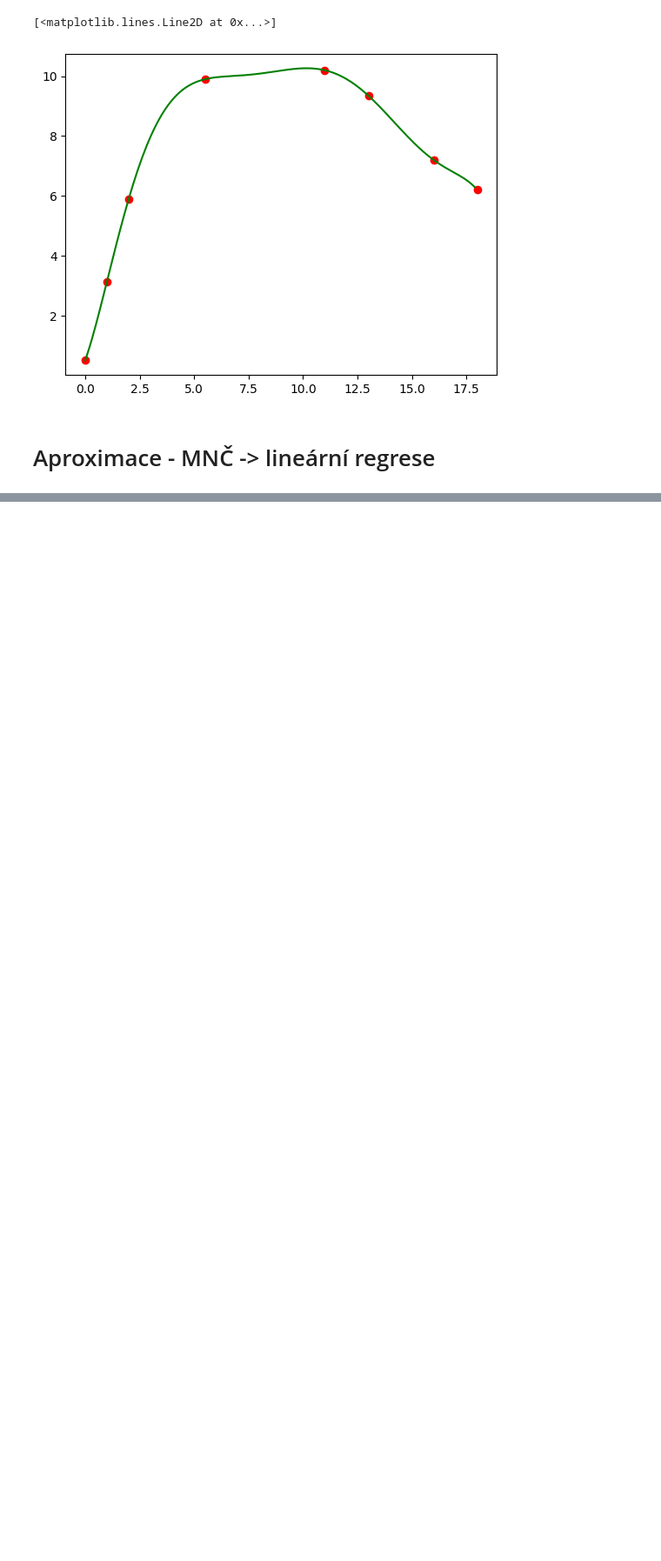
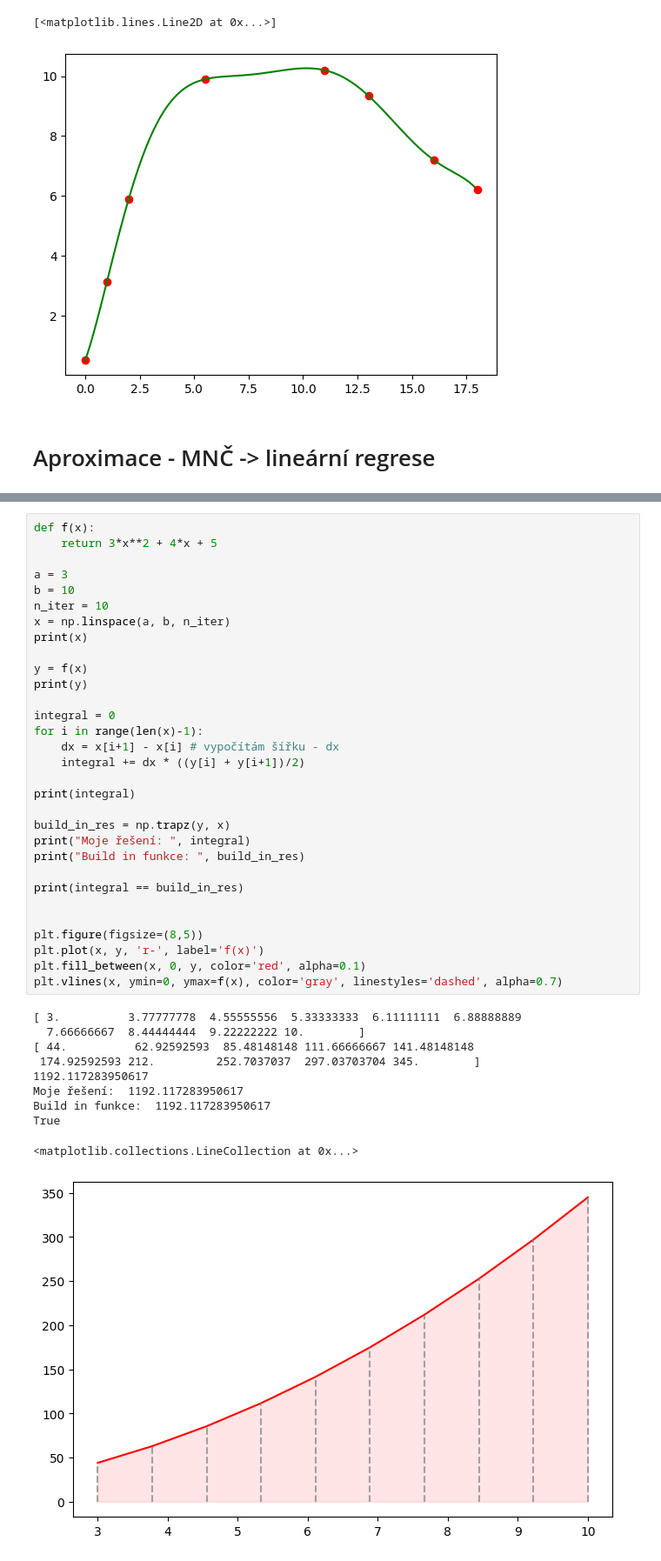
Before and after one commit to Marty808s/STATNICE-SZZ-PB_SZZ-VB, a Jupyter notebook: MSW/VB_MSW.ipynb, the cells around one changed output, grey strips where cells are left out. Shown: that part at 87% size. Saved outputs shown, nothing was run; the diff lists cells and outputs as text; blank space fills up the shorter version.

```diff
--- a/MSW/VB_MSW.ipynb
+++ b/MSW/VB_MSW.ipynb
@@ -635,0 +639,42 @@ plt.show()
+# %%
+def f(x):
+    return 3*x**2 + 4*x + 5
+
+a = 3
+b = 10
+n_iter = 10
+x = np.linspace(a, b, n_iter)
+print(x)
+
+y = f(x)
+print(y)
+
+integral = 0
+for i in range(len(x)-1):
+    dx = x[i+1] - x[i] # vypočítám šířku - dx
+    integral += dx * ((y[i] + y[i+1])/2)
+
+print(integral)
+
+build_in_res = np.trapz(y, x)
+print("Moje řešení: ", integral)
+print("Build in funkce: ", build_in_res)
+
+print(integral == build_in_res)
+
+
+plt.figure(figsize=(8,5))
+plt.plot(x, y, 'r-', label='f(x)')
+plt.fill_between(x, 0, y, color='red', alpha=0.1)
+plt.vlines(x, ymin=0, ymax=f(x), color='gray', linestyles='dashed', alpha=0.7)
+# %% [output]
+[ 3.          3.77777778  4.55555556  5.33333333  6.11111111  6.88888889
+  7.66666667  8.44444444  9.22222222 10.        ]
+[ 44.          62.92592593  85.48148148 111.66666667 141.48148148
+ 174.92592593 212.         252.7037037  297.03703704 345.        ]
+1192.117283950617
+Moje řešení:  1192.117283950617
+Build in funkce:  1192.117283950617
+True
+<matplotlib.collections.LineCollection at 0x...>
+[figure, added]
```
Also changed, not shown: parts of 10 cells of this notebook.
